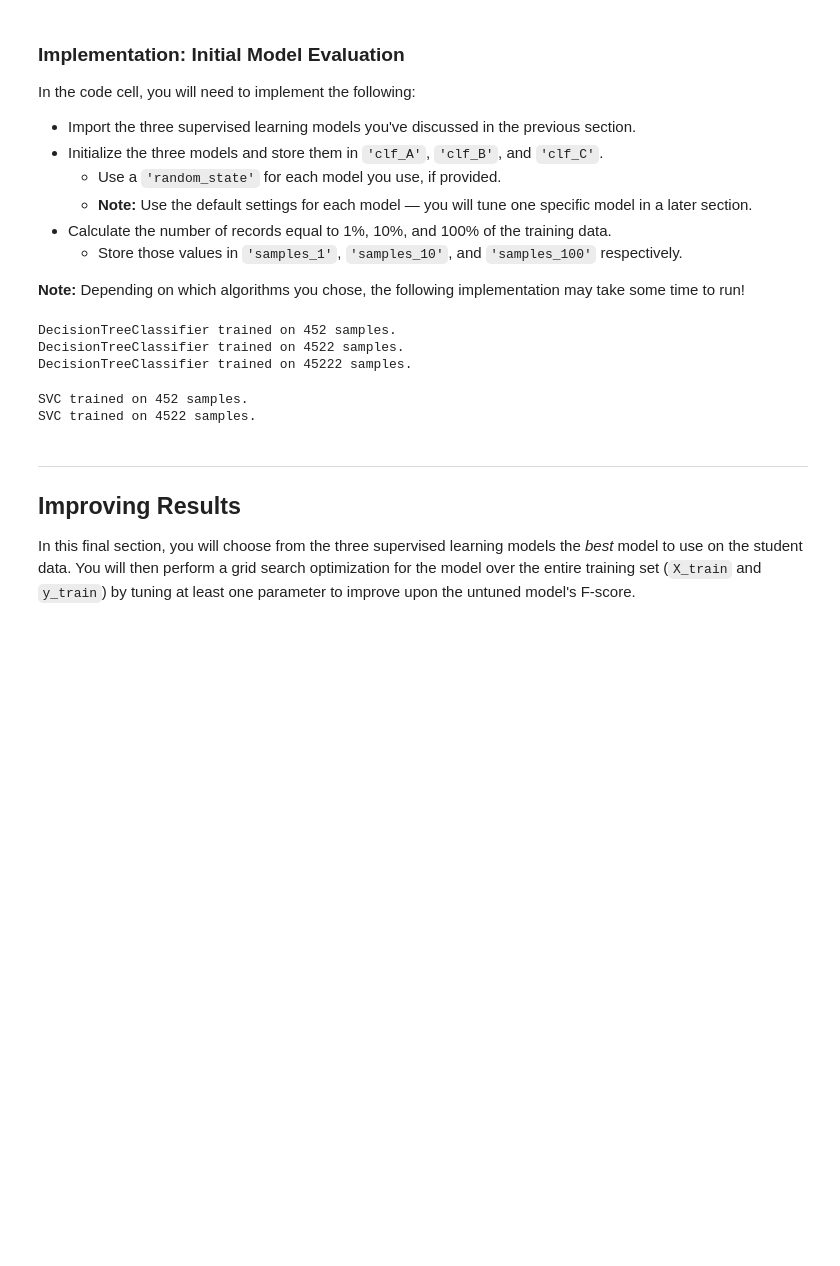
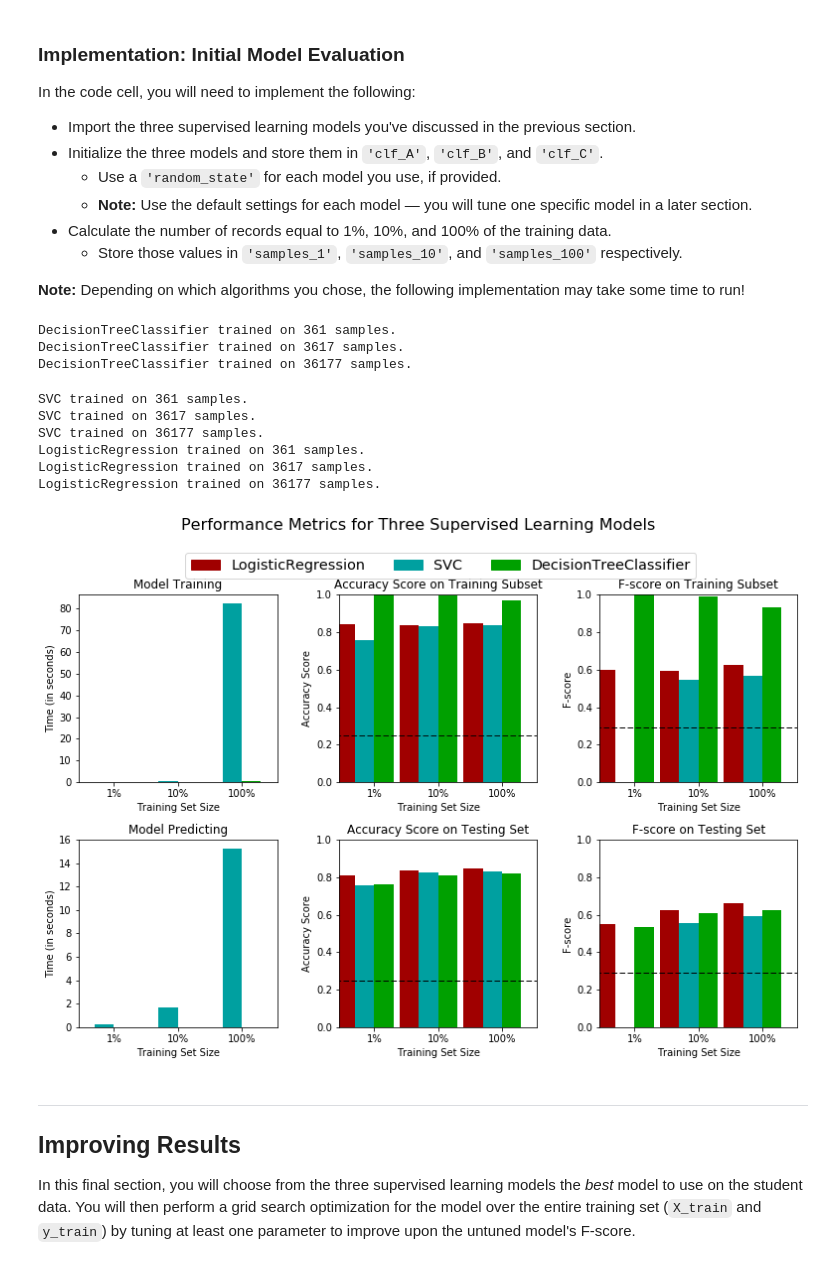
Before and after one commit to harry329/finding_donors, a Jupyter notebook: finding_donors.ipynb, the cells around one changed output. Saved outputs shown, nothing was run; the diff lists cells and outputs as text; code cells hidden in the pictures; blank space fills up the shorter version.

```diff
--- a/finding_donors.ipynb
+++ b/finding_donors.ipynb
@@ -189,10 +190,15 @@ Looking at the distribution of classes (those who make at most \$50,000, and tho
 # TODO: Calculate accuracy
 from sklearn.metrics import accuracy_score
 from sklearn.metrics import fbeta_score
-accuracy = accuracy_score(income, np.ones(income.size))
+
+accuracy = n_greater_50k/float(n_records)
+precision = n_greater_50k/float(n_records)
+recall = n_greater_50k/n_greater_50k
+num = (1 + .5*.5)*precision*recall
+den = (.5*.5*precision) + recall
 
 # TODO: Calculate F-score using the formula above for beta = 0.5
-fscore = fbeta_score(income,np.ones(income.size),beta=0.5)
+fscore = num/den
 
 # Print the results
 print "Naive Predictor: [Accuracy score: {:.4f}, F-score: {:.4f}]".format(accuracy, fscore)
@@ -322,35 +328,40 @@ In the code cell, you will need to implement the following:
 # %%
 # TODO: Import the three supervised learning models from sklearn
 from sklearn import tree
 from sklearn import svm
 from sklearn.linear_model import LogisticRegression
 # TODO: Initialize the three models
-clf_A = tree.DecisionTreeClassifier()
-clf_B = svm.SVC()
-clf_C = LogisticRegression()
+clf_A = tree.DecisionTreeClassifier(random_state=1)
+clf_B = svm.SVC(random_state=1)
+clf_C = LogisticRegression(random_state=1)
 
 # TODO: Calculate the number of samples for 1%, 10%, and 100% of the training data
-samples_1 = int(n_records*.01)
-samples_10 = int(n_records*.1)
-samples_100 = int(n_records)
+samples_1 = int(len(X_train)*.01)
+samples_10 = int(len(X_train)*.1)
+samples_100 = int(len(X_train))
 
 # Collect results on the learners
 results = {}
 for clf in [clf_A, clf_B, clf_C]:
     clf_name = clf.__class__.__name__
     results[clf_name] = {}
     for i, samples in enumerate([samples_1, samples_10, samples_100]):
         results[clf_name][i] = \
         train_predict(clf, samples, X_train, y_train, X_test, y_test)
 
 # Run metrics visualization for the three supervised learning models chosen
 vs.evaluate(results, accuracy, fscore)
 # %% [output]
-DecisionTreeClassifier trained on 452 samples.
-DecisionTreeClassifier trained on 4522 samples.
-DecisionTreeClassifier trained on 45222 samples.
+DecisionTreeClassifier trained on 361 samples.
+DecisionTreeClassifier trained on 3617 samples.
+DecisionTreeClassifier trained on 36177 samples.
-SVC trained on 452 samples.
-SVC trained on 4522 samples.
+SVC trained on 361 samples.
+SVC trained on 3617 samples.
+SVC trained on 36177 samples.
+LogisticRegression trained on 361 samples.
+LogisticRegression trained on 3617 samples.
+LogisticRegression trained on 36177 samples.
+[figure, added]
 # %% [markdown]
 ----
 ## Improving Results
```
Also changed, not shown: parts of 7 cells of this notebook, 1 other file.
